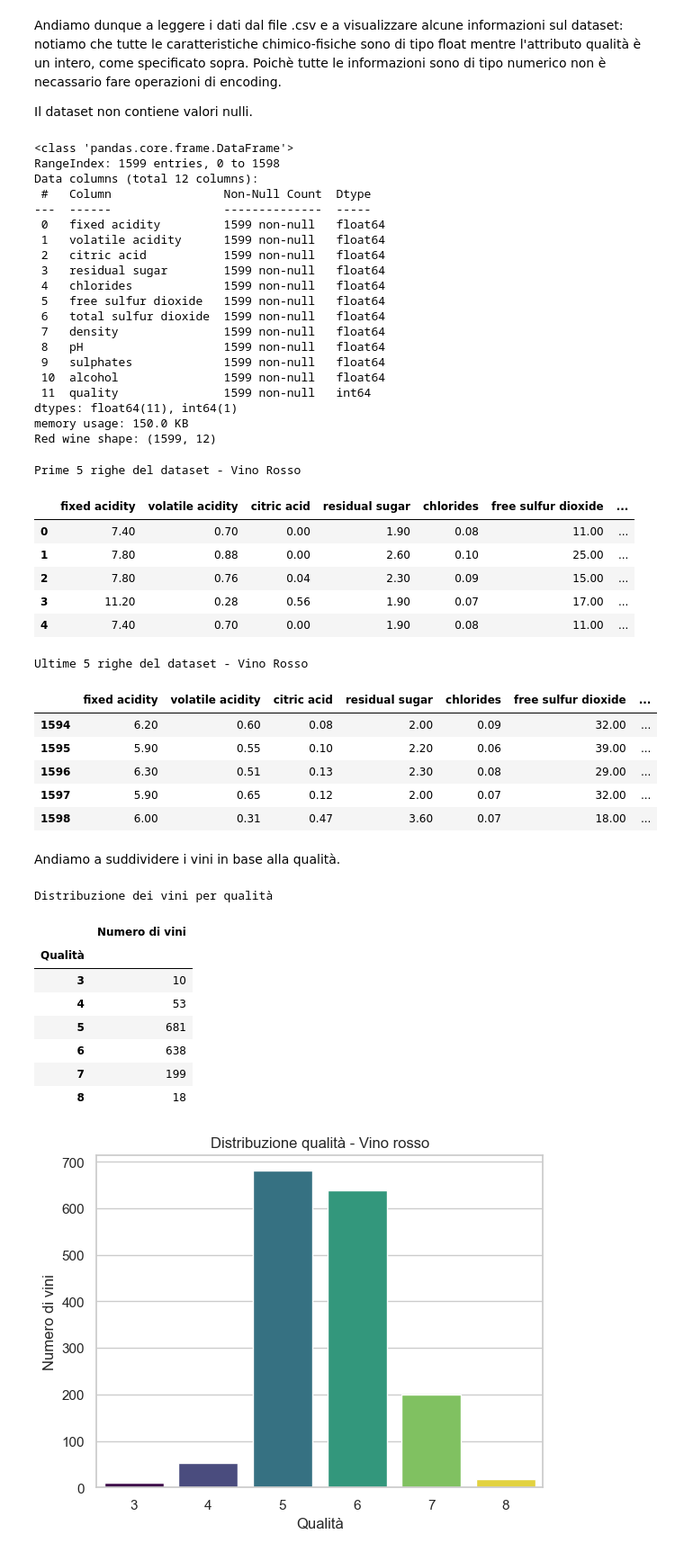
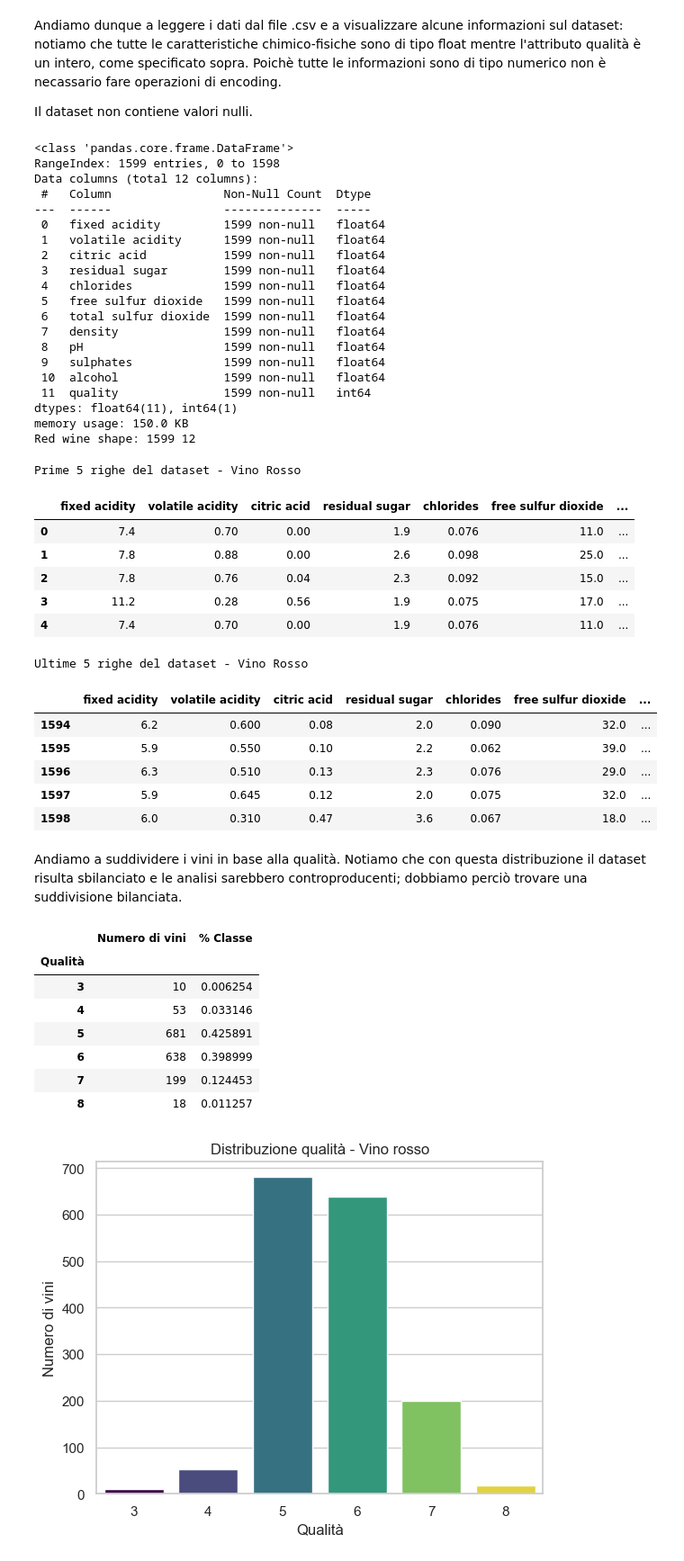
Before and after one commit to frameleee/progetto-MIA, a Jupyter notebook: notebooks/eda.ipynb, the cells around one changed output. Shown at 90% size. Cells and saved outputs as stored; diff of their text form; code cells hidden in the pictures.

```diff
--- a/notebooks/eda.ipynb
+++ b/notebooks/eda.ipynb
@@ -59,10 +59,16 @@ sns.set(style="whitegrid")
 # Leggo i dati
 df_red = pd.read_csv('../data/winequality-red.csv', sep=';')
 
+# Info sui dati
 df_red.info()
+M, N = df_red.shape
+print("Red wine shape:", M, N)
 
-# Info sui dati
-print("Red wine shape:", df_red.shape)
+# Statistiche descrittive
+df_red.describe();
+
+# Check null
+df_red.isnull().sum();
 # %% [output]
 <class 'pandas.core.frame.DataFrame'>
 RangeIndex: 1599 entries, 0 to 1598
@@ -83,57 +89,46 @@ Data columns (total 12 columns):
  11  quality               1599 non-null   int64
 dtypes: float64(11), int64(1)
 memory usage: 150.0 KB
-Red wine shape: (1599, 12)
+Red wine shape: 1599 12
 # %%
 # Opzione per vedere tutte le colonne (evita i "...")
 pd.set_option('display.max_columns', None)
 
-# Funzione per visualizzare una parte del DataFrame
-def mostra(df, righe=5, titolo="Anteprima del DataFrame"):
-    styled = (
-        df.style.set_caption(titolo)
-          .background_gradient(cmap='Oranges')
-          .format(precision=2)
-          .set_table_styles([
-              {'selector': 'th', 'props': [('font-size', '12pt'), ('text-align', 'center')]},
-              {'selector': 'td', 'props': [('font-size', '11pt')]}
-          ])
-    )
-    display(styled)
-
-mostra(df_red.head(), 5, "Prime 5 righe del dataset - Vino Rosso")
-#mostra(df_white, 5, "Prime 10 righe del dataset - Vino Bianco")
-mostra(df_red.tail(), 5, "Ultime 5 righe del dataset - Vino Rosso")
+print("Prime 5 righe del dataset - Vino Rosso")
+display(df_red.head())
+print("Ultime 5 righe del dataset - Vino Rosso")
+display(df_red.tail())
 # %% [output]
 Prime 5 righe del dataset - Vino Rosso
 |  | fixed acidity | volatile acidity | citric acid | residual sugar | chlorides | free sulfur dioxide | ... |
-| 0 | 7.40 | 0.70 | 0.00 | 1.90 | 0.08 | 11.00 | ... |
-| 1 | 7.80 | 0.88 | 0.00 | 2.60 | 0.10 | 25.00 | ... |
-| 2 | 7.80 | 0.76 | 0.04 | 2.30 | 0.09 | 15.00 | ... |
-| 3 | 11.20 | 0.28 | 0.56 | 1.90 | 0.07 | 17.00 | ... |
-| 4 | 7.40 | 0.70 | 0.00 | 1.90 | 0.08 | 11.00 | ... |
+| 0 | 7.4 | 0.70 | 0.00 | 1.9 | 0.076 | 11.0 | ... |
+| 1 | 7.8 | 0.88 | 0.00 | 2.6 | 0.098 | 25.0 | ... |
+| 2 | 7.8 | 0.76 | 0.04 | 2.3 | 0.092 | 15.0 | ... |
+| 3 | 11.2 | 0.28 | 0.56 | 1.9 | 0.075 | 17.0 | ... |
+| 4 | 7.4 | 0.70 | 0.00 | 1.9 | 0.076 | 11.0 | ... |
 Ultime 5 righe del dataset - Vino Rosso
 |  | fixed acidity | volatile acidity | citric acid | residual sugar | chlorides | free sulfur dioxide | ... |
-| 1594 | 6.20 | 0.60 | 0.08 | 2.00 | 0.09 | 32.00 | ... |
-| 1595 | 5.90 | 0.55 | 0.10 | 2.20 | 0.06 | 39.00 | ... |
-| 1596 | 6.30 | 0.51 | 0.13 | 2.30 | 0.08 | 29.00 | ... |
-| 1597 | 5.90 | 0.65 | 0.12 | 2.00 | 0.07 | 32.00 | ... |
-| 1598 | 6.00 | 0.31 | 0.47 | 3.60 | 0.07 | 18.00 | ... |
+| 1594 | 6.2 | 0.600 | 0.08 | 2.0 | 0.090 | 32.0 | ... |
+| 1595 | 5.9 | 0.550 | 0.10 | 2.2 | 0.062 | 39.0 | ... |
+| 1596 | 6.3 | 0.510 | 0.13 | 2.3 | 0.076 | 29.0 | ... |
+| 1597 | 5.9 | 0.645 | 0.12 | 2.0 | 0.075 | 32.0 | ... |
+| 1598 | 6.0 | 0.310 | 0.47 | 3.6 | 0.067 | 18.0 | ... |
 # %% [markdown]
-Andiamo a suddividere i vini in base alla qualità.
+Andiamo a suddividere i vini in base alla qualità. Notiamo che con questa distribuzione il dataset risulta sbilanciato e le analisi sarebbero controproducenti; dobbiamo perciò trovare una suddivisione bilanciata.
 # %%
 #Conteggio qualità
 df_quality = df_red['quality'].value_counts().sort_index().to_frame(name='Numero di vini')
 df_quality.index.name = 'Qualità'
-mostra(df_quality, righe=len(df_quality), titolo="Distribuzione dei vini per qualità")
+totale_vini = df_quality['Numero di vini'].sum()
+df_quality['% Classe'] = (df_quality['Numero di vini'] / totale_vini)
+display(df_quality)
 # %% [output]
-Distribuzione dei vini per qualità
-|  | Numero di vini |
-| Qualità |  |
-| 3 | 10 |
-| 4 | 53 |
-| 5 | 681 |
-| 6 | 638 |
-| 7 | 199 |
-| 8 | 18 |
+|  | Numero di vini | % Classe |
+| Qualità |  |  |
+| 3 | 10 | 0.006254 |
+| 4 | 53 | 0.033146 |
+| 5 | 681 | 0.425891 |
+| 6 | 638 | 0.398999 |
+| 7 | 199 | 0.124453 |
+| 8 | 18 | 0.011257 |
 # %%
```
Also changed, not shown: parts of 14 cells of this notebook.
